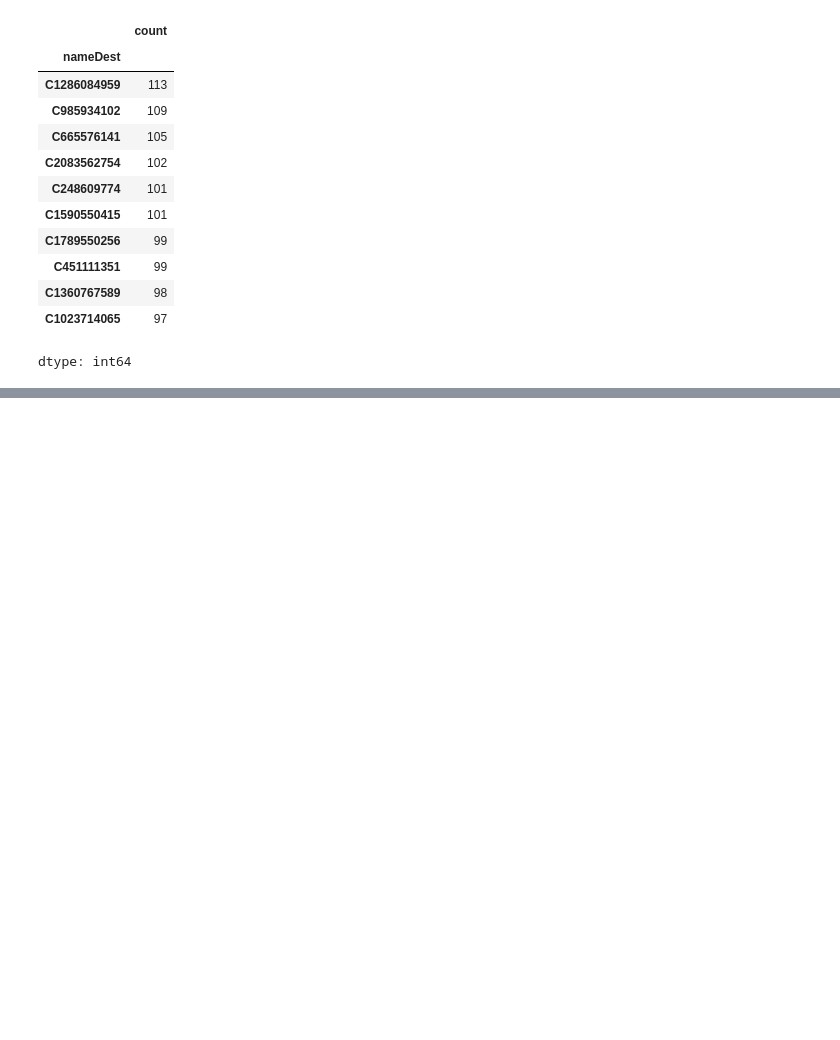
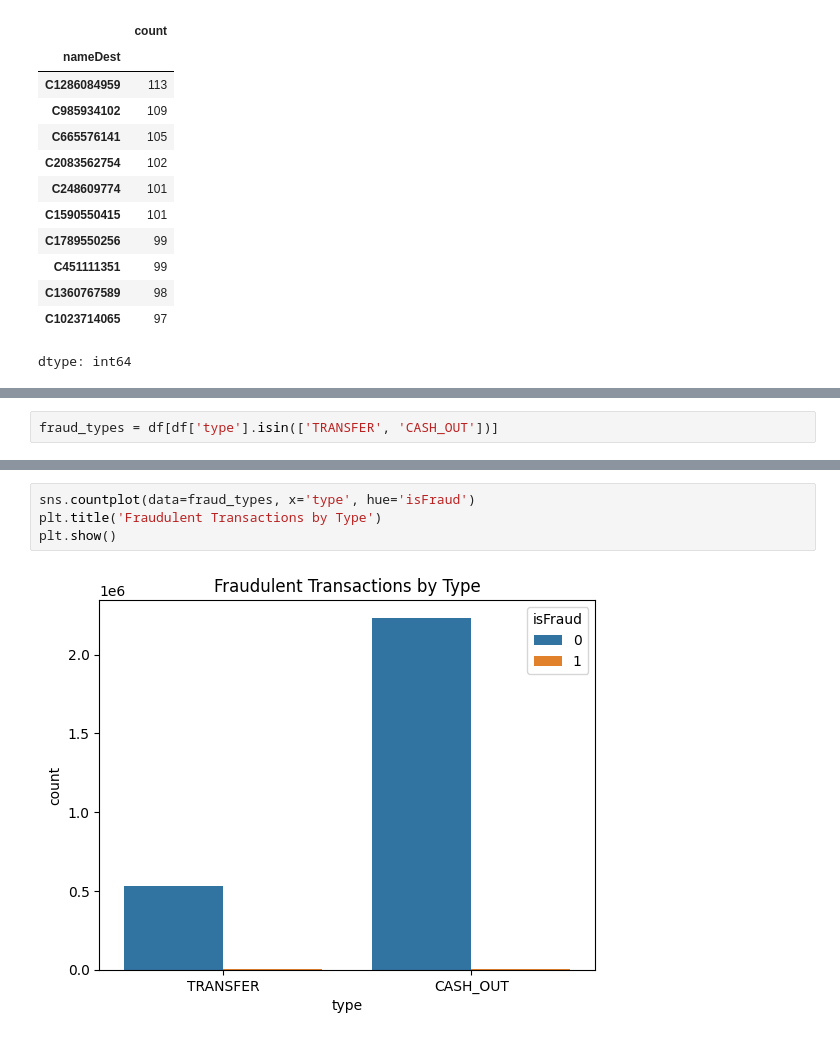
Before and after one commit to 0sinach1/fraud-detection-project, a Jupyter notebook: notebook.ipynb, the cells around one changed output, grey strips where cells are left out. Saved outputs shown, nothing was run; the diff lists cells and outputs as text; blank space fills up the shorter version.

Commit message:
fraud analysis by type

```diff
--- a/notebook.ipynb
+++ b/notebook.ipynb
@@ -165,0 +169,2 @@ dtype: int64
+# %%
+fraud_types = df[df['type'].isin(['TRANSFER', 'CASH_OUT'])]
@@ -165,0 +179,6 @@ dtype: int64
+# %%
+sns.countplot(data=fraud_types, x='type', hue='isFraud')
+plt.title('Fraudulent Transactions by Type')
+plt.show()
+# %% [output]
+[figure, added]
```
Also changed, not shown: parts of 2 cells of this notebook.
